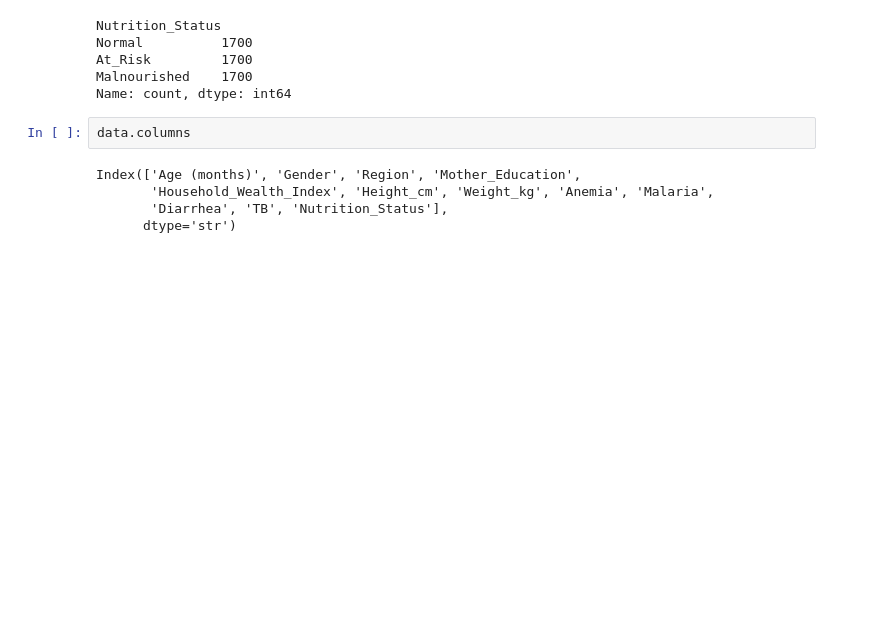
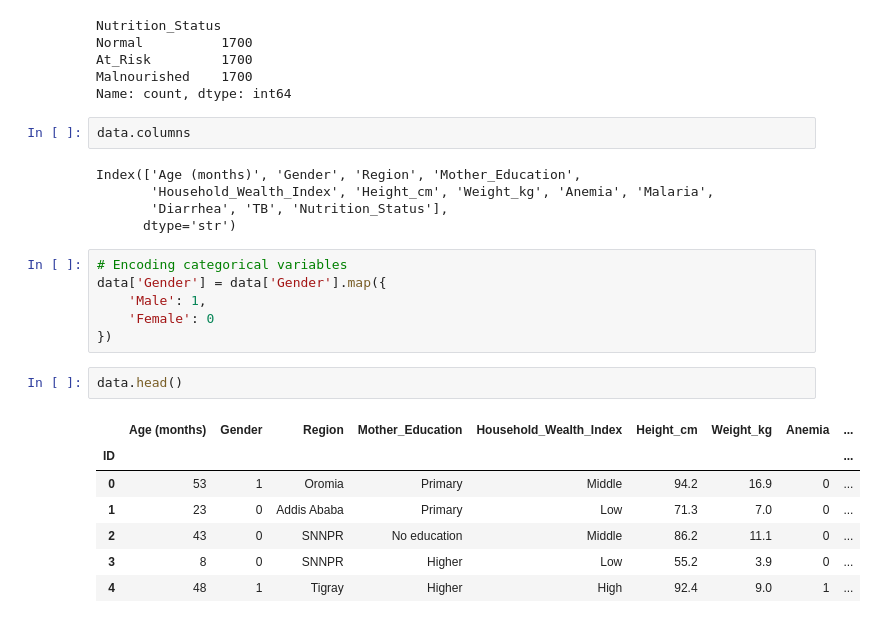
Before and after one commit to Abricos-gt/child_malnutrtion_predictive_system_using_machine_learning, a Jupyter notebook: notebook.ipynb, the cells around one changed output. Cells and saved outputs as stored; diff of their text form; blank space fills up the shorter version.

Commit message:
Update notebook.ipynb with execution counts and add categorical variable encoding

```diff
--- a/notebook.ipynb
+++ b/notebook.ipynb
@@ -99,3 +99,19 @@ Index(['Age (months)', 'Gender', 'Region', 'Mother_Education',
        'Household_Wealth_Index', 'Height_cm', 'Weight_kg', 'Anemia', 'Malaria',
        'Diarrhea', 'TB', 'Nutrition_Status'],
       dtype='str')
+# %%
+# Encoding categorical variables
+data['Gender'] = data['Gender'].map({
+    'Male': 1,
+    'Female': 0
+})
+# %%
+data.head()
+# %% [output]
+|  | Age (months) | Gender | Region | Mother_Education | Household_Wealth_Index | Height_cm | Weight_kg | Anemia | ... |
+| ID |  |  |  |  |  |  |  |  | ... |
+| 0 | 53 | 1 | Oromia | Primary | Middle | 94.2 | 16.9 | 0 | ... |
+| 1 | 23 | 0 | Addis Ababa | Primary | Low | 71.3 | 7.0 | 0 | ... |
+| 2 | 43 | 0 | SNNPR | No education | Middle | 86.2 | 11.1 | 0 | ... |
+| 3 | 8 | 0 | SNNPR | Higher | Low | 55.2 | 3.9 | 0 | ... |
+| 4 | 48 | 1 | Tigray | Higher | High | 92.4 | 9.0 | 1 | ... |
```
Also changed, not shown: parts of 7 cells of this notebook.
